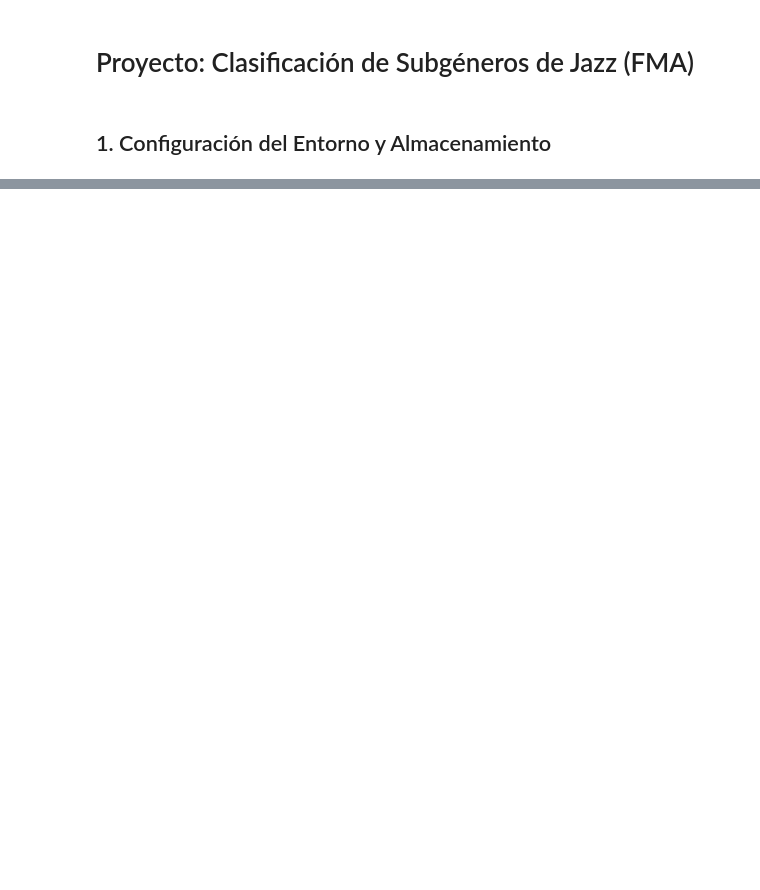
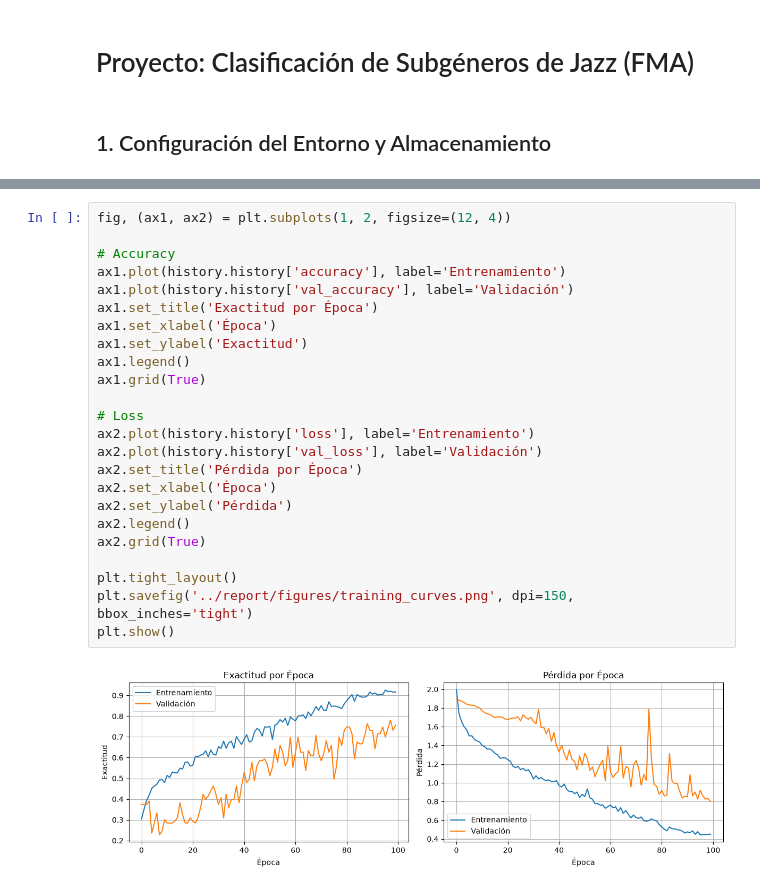
Before and after one commit to benyens/ProyectoIntroML, a Jupyter notebook: notebooks/model.ipynb, the cells around one changed output, grey strips where cells are left out. Cells and saved outputs as stored; diff of their text form; blank space fills up the shorter version.

```diff
--- a/notebooks/model.ipynb
+++ b/notebooks/model.ipynb
@@ -88,3 +204,29 @@ print(classification_report(y_test, y_pred_cnn, labels=todas_las_clases, target_
+# %%
+fig, (ax1, ax2) = plt.subplots(1, 2, figsize=(12, 4))
+
+# Accuracy
+ax1.plot(history.history['accuracy'], label='Entrenamiento')
+ax1.plot(history.history['val_accuracy'], label='Validación')
+ax1.set_title('Exactitud por Época')
+ax1.set_xlabel('Época')
+ax1.set_ylabel('Exactitud')
+ax1.legend()
+ax1.grid(True)
+
+# Loss
+ax2.plot(history.history['loss'], label='Entrenamiento')
+ax2.plot(history.history['val_loss'], label='Validación')
+ax2.set_title('Pérdida por Época')
+ax2.set_xlabel('Época')
+ax2.set_ylabel('Pérdida')
+ax2.legend()
+ax2.grid(True)
+
+plt.tight_layout()
+plt.savefig('../report/figures/training_curves.png', dpi=150, bbox_inches='tight')
+plt.show()
+# %% [output]
+[figure, added]
 # %%
 fig, ax = plt.subplots(1, 2, figsize=(16, 6))
 
```
Also changed, not shown: parts of 10 cells of this notebook, 10 other files.
